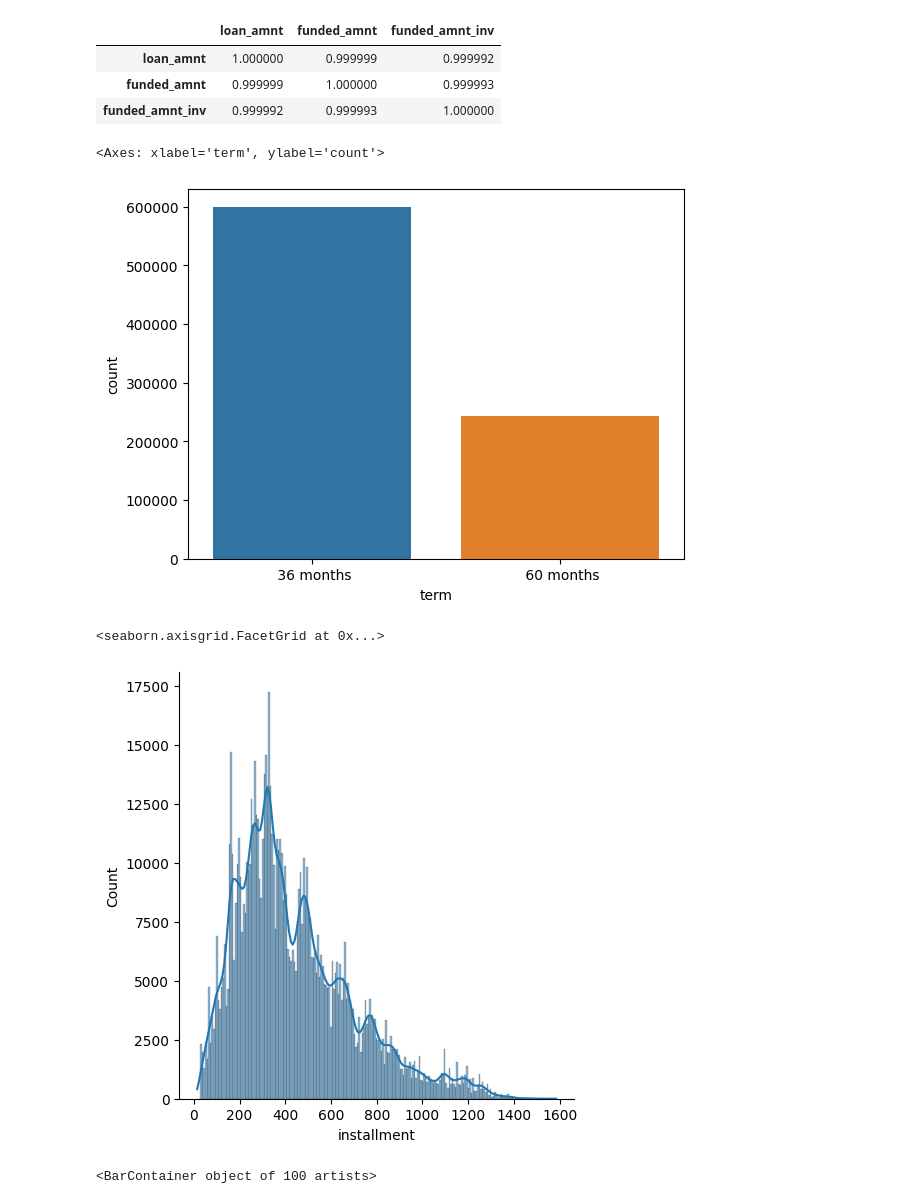
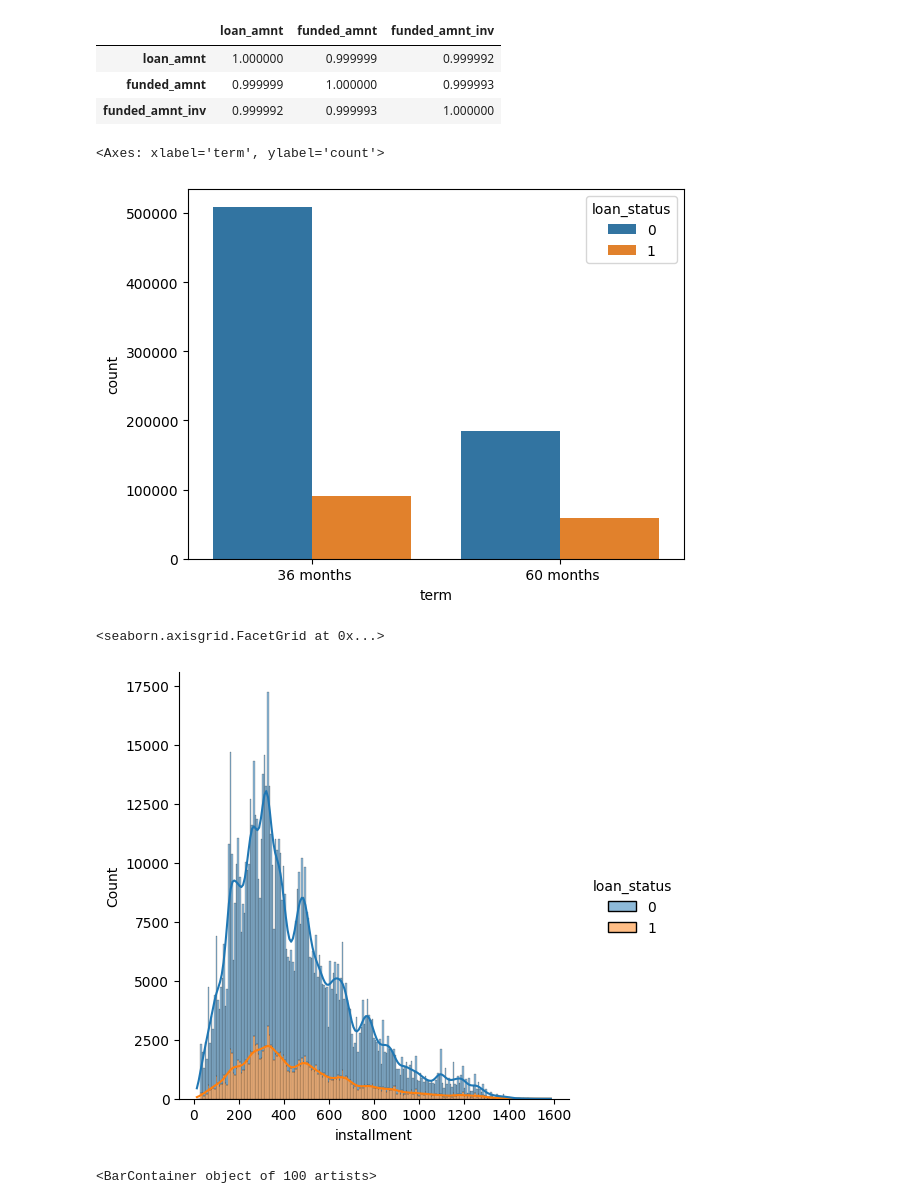
Before and after one commit to shkim99stat/Portfolio, a Jupyter notebook: Analysis_code.ipynb, the cells around one changed output. Saved outputs shown, nothing was run; the diff lists cells and outputs as text; code cells hidden in the pictures.

```diff
--- a/Analysis_code.ipynb
+++ b/Analysis_code.ipynb
@@ -131,16 +225,16 @@ data['loan_status'].isnull().sum()
 | funded_amnt | 0.999999 | 1.000000 | 0.999993 |
 | funded_amnt_inv | 0.999992 | 0.999993 | 1.000000 |
 # %%
-sns.countplot(x = 'term', data=data)
+sns.countplot(x = 'term', data=data, hue = 'loan_status')
 # %% [output]
 <Axes: xlabel='term', ylabel='count'>
-[figure, old version]
+[figure, new version]
 # %%
 # installment distribution
-sns.displot(data['installment'], kde = True)
+sns.displot(x = data['installment'], kde = True, hue = 'loan_status', multiple = 'stack', data = data)
 # %% [output]
 <seaborn.axisgrid.FacetGrid at 0x...>
-[figure, old version]
+[figure, new version]
 # %%
 plt.barh(data.emp_title.value_counts()[:100].index, data.emp_title.value_counts()[:100])
 # %% [output]
```
Also changed, not shown: parts of 16 cells of this notebook.
